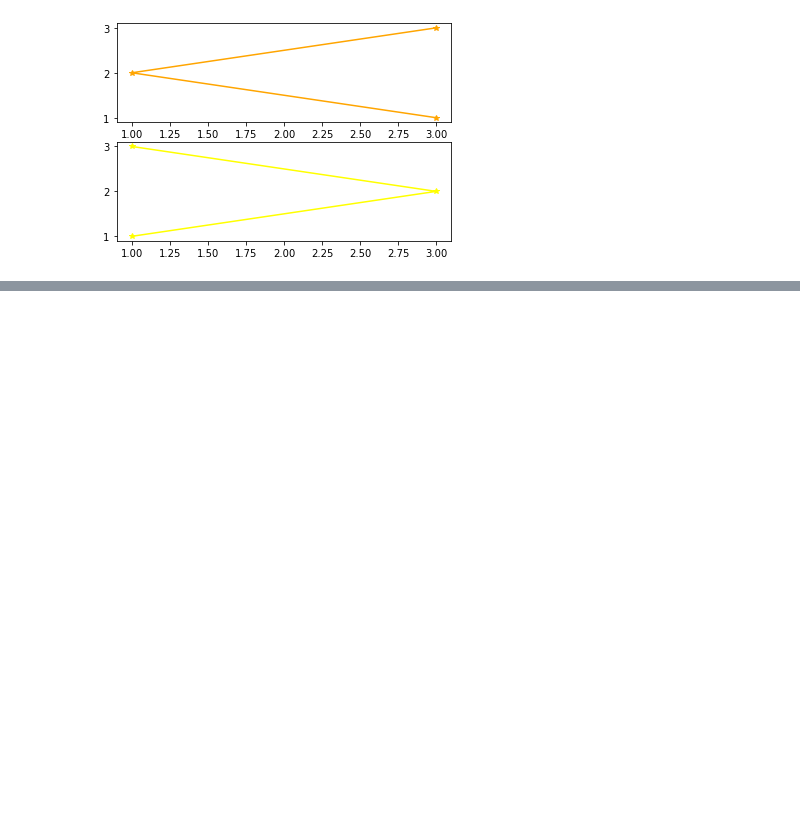
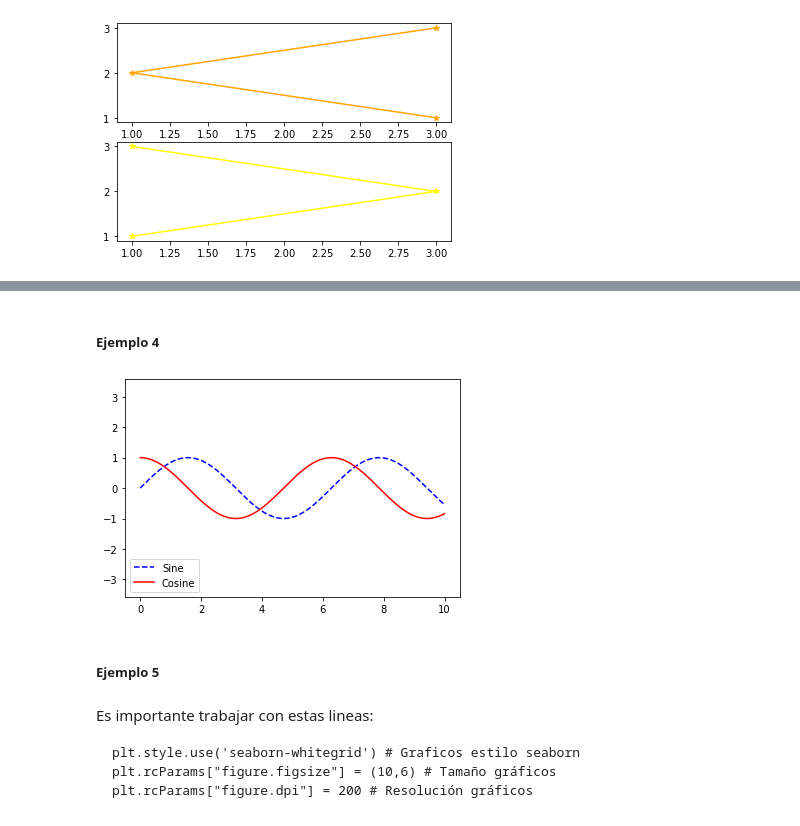
Before and after one commit to perezlino/desafio_latam_data_science, a Jupyter notebook: Resumen/matplotlib.pyplot/2-matplotlib.pyplot.subplot(_).ipynb, the cells around one changed output, grey strips where cells are left out. Drawn from its saved outputs; the diff is of its cells as text; code cells hidden in the pictures; blank space fills up the shorter version.

````diff
--- a/Resumen/matplotlib.pyplot/2-matplotlib.pyplot.subplot(_).ipynb
+++ b/Resumen/matplotlib.pyplot/2-matplotlib.pyplot.subplot(_).ipynb
@@ -158,0 +194,25 @@ plt.plot(z, y, color="yellow", marker="*")
+# %% [markdown]
+##### **Ejemplo 4**
+# %%
+import numpy as np
+import matplotlib.pyplot as plt
+
+x = np.linspace(0, 10, 1000)
+fig, ax = plt.subplots()
+
+ax.plot(x, np.sin(x), '--b', label ='Sine')
+ax.plot(x, np.cos(x), c ='r', label ='Cosine')
+ax.axis('equal')
+
+leg = ax.legend(loc ="lower left");
+# %% [output]
+[figure, added]
+# %% [markdown]
+##### **Ejemplo 5**
+# %% [markdown]
+Es importante trabajar con estas lineas:
+```
+plt.style.use('seaborn-whitegrid') # Graficos estilo seaborn
+plt.rcParams["figure.figsize"] = (10,6) # Tamaño gráficos
+plt.rcParams["figure.dpi"] = 200 # Resolución gráficos
+```
````
Also changed, not shown: parts of 22 cells of this notebook, 3 other files.
